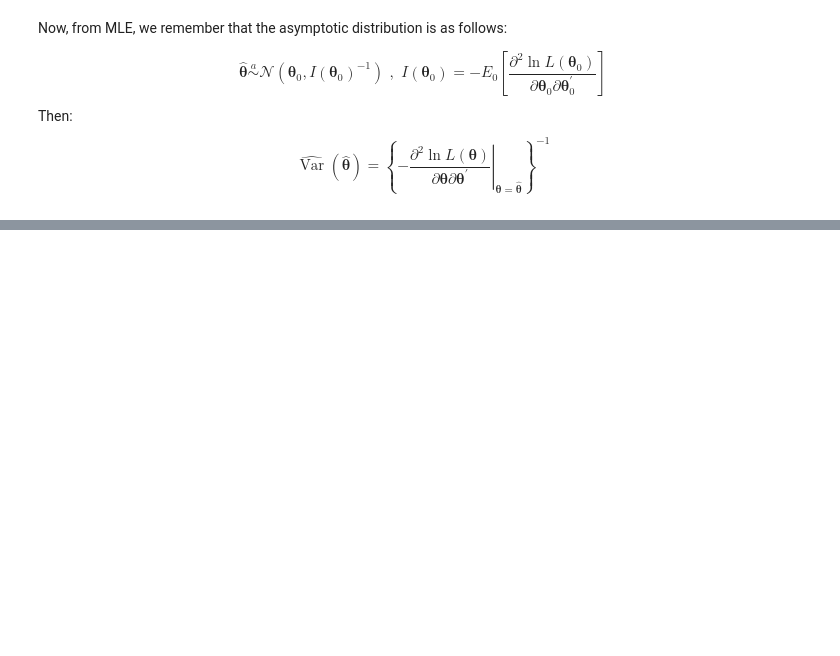
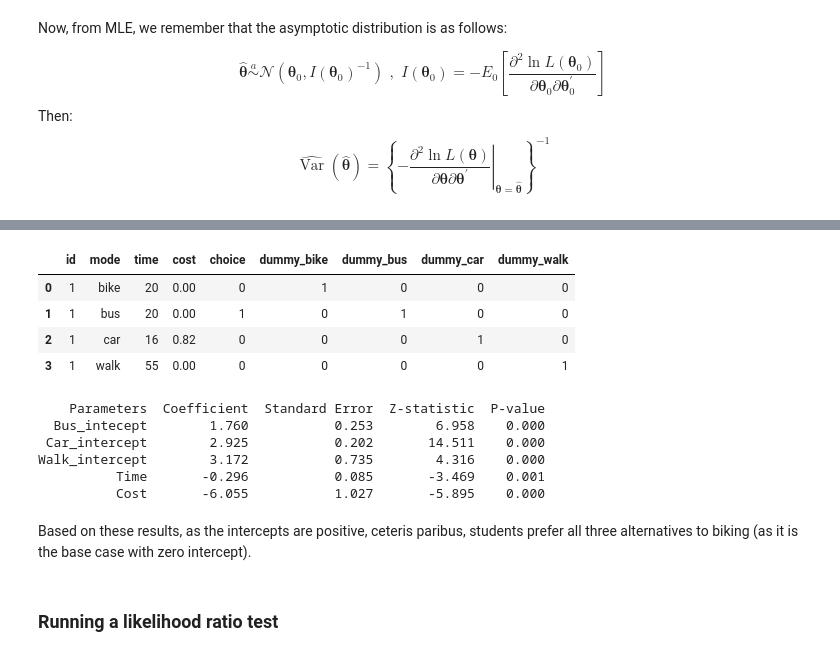
Before and after one commit to M-Naderitabar/StructuralEconometrics, a Jupyter notebook: Structural Econometrics Projects/Topics in Advanced Econometrics/3- MLE & GMM/MLE and GMM.ipynb, the cells around one changed output, grey strips where cells are left out. Cells and saved outputs as stored; diff of their text form; code cells hidden in the pictures; blank space fills up the shorter version.

```diff
--- a/Structural Econometrics Projects/Topics in Advanced Econometrics/3- MLE & GMM/MLE and GMM.ipynb
+++ b/Structural Econometrics Projects/Topics in Advanced Econometrics/3- MLE & GMM/MLE and GMM.ipynb
@@ -106,0 +137,28 @@ print(summary_table.round(3).to_string(index=False))
+# %%
+# List of modes
+modes = ['bike', 'bus', 'car', 'walk']
+
+# Reshape the DataFrame
+rows = []
+for index, row in commute_data.iterrows():
+    for mode in modes:
+        rows.append({
+            'id': row['id'],
+            'mode': mode,
+            'time': row[f'time.{mode}'],
+            'cost': row[f'cost.{mode}'],
+            'choice': 1 if row['mode'] == mode else 0
+        })
+
+commute_long_b = pd.DataFrame(rows)
+
+for mode in modes:
+    commute_long_b[f'dummy_{mode}'] = (commute_long_b['mode'] == mode).astype(int)
+# %%
+commute_long_b.head(4)
+# %% [output]
+|  | id | mode | time | cost | choice | dummy_bike | dummy_bus | dummy_car | dummy_walk |
+| 0 | 1 | bike | 20 | 0.00 | 0 | 1 | 0 | 0 | 0 |
+| 1 | 1 | bus | 20 | 0.00 | 1 | 0 | 1 | 0 | 0 |
+| 2 | 1 | car | 16 | 0.82 | 0 | 0 | 0 | 1 | 0 |
+| 3 | 1 | walk | 55 | 0.00 | 0 | 0 | 0 | 0 | 1 |
@@ -106,0 +195,23 @@ print(summary_table.round(3).to_string(index=False))
+# %%
+std = np.sqrt(result.hess_inv.diagonal())
+z_stat = parameters / std
+p_values = 2 * (1 - norm.cdf(abs(z_stat)))
+summary_table_b = pd.DataFrame({
+    'Parameters': ['Bus_intecept', 'Car_intercept', 'Walk_intercept', 'Time', 'Cost'],
+    'Coefficient': parameters,
+    'Standard Error': std,
+    'Z-statistic': z_stat,
+    'P-value': p_values
+})
+print(summary_table_b.round(3).to_string(index=False))
+# %% [output]
+    Parameters  Coefficient  Standard Error  Z-statistic  P-value
+  Bus_intecept        1.760           0.253        6.958    0.000
+ Car_intercept        2.925           0.202       14.511    0.000
+Walk_intercept        3.172           0.735        4.316    0.000
+          Time       -0.296           0.085       -3.469    0.001
+          Cost       -6.055           1.027       -5.895    0.000
+# %% [markdown]
+Based on these results, as the intercepts are positive, ceteris paribus, students prefer all three alternatives to biking (as it is the base case with zero intercept).
+# %% [markdown]
+### Running a likelihood ratio test
```
Also changed, not shown: parts of 48 cells of this notebook, 1 other file.
